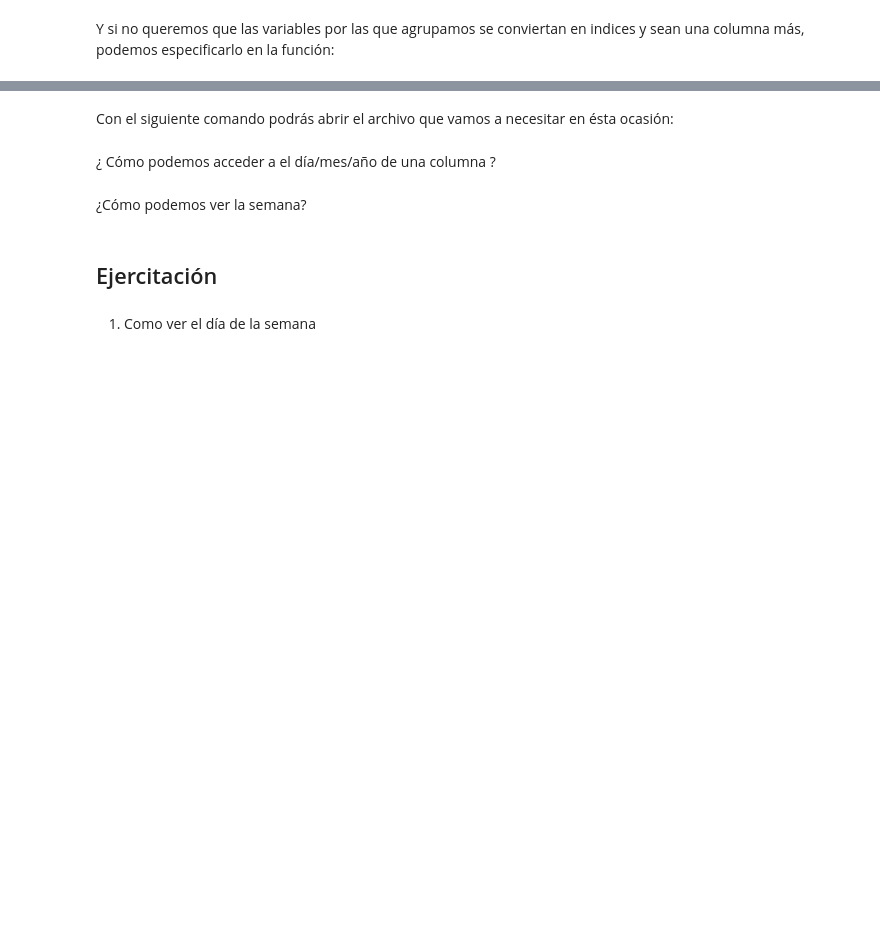
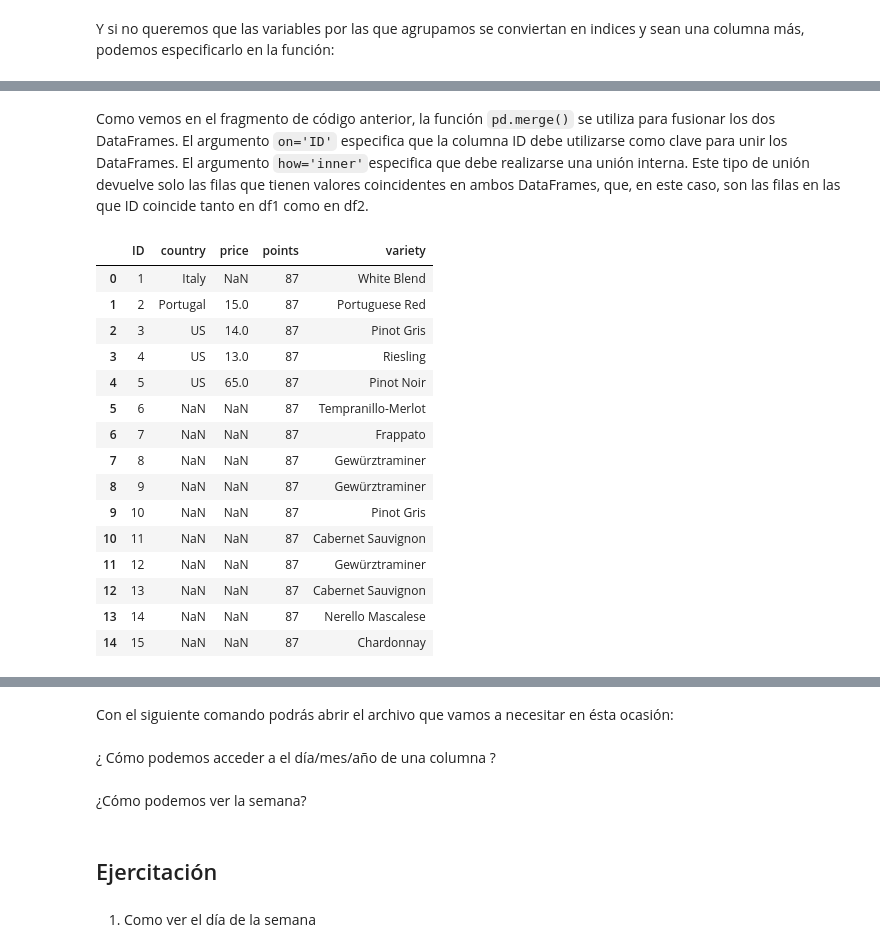
Before and after one commit to acanavire/CD_IA_test, a Jupyter notebook: Notebooks/2_Análisis_Exploratorio_de_Datos.ipynb, the cells around one changed output, grey strips where cells are left out. Drawn from its saved outputs; the diff is of its cells as text; code cells hidden in the pictures; blank space fills up the shorter version.

```diff
--- a/Notebooks/2_Análisis_Exploratorio_de_Datos.ipynb
+++ b/Notebooks/2_Análisis_Exploratorio_de_Datos.ipynb
@@ -630,8 +1033,6 @@ Para más información click en [Reseña de vino en Kaggle](https://www.kaggle.c
 # %%
 # Leer datos
-url = 'https://raw.githubusercontent.com/acanavire/Intro_CDIA/main/Data/winemag-data-130k-v2.csv'
-
-rev_vino_df = pd.read_csv(url, index_col='Unnamed: 0')
+rev_vino_df = pd.read_csv('winemag-data-130k-v2.csv', index_col='Unnamed: 0')
 # %% [markdown]
 Para comprobar los datos después de leerlos. Se puede utilizar `head` que muestra de forma predeterminada las primeras 5 filas o `tail` que muestras las últimas 5 filas.
 # %%
@@ -982,0 +2005,17 @@ Podemos ver en la documentación de Pandas, que está lleno de atributos y funci
+# %%
+
+import numpy as np
+np.random.seed(1)
+
+# Crear ID en orden
+ids = np.arange(1,rev_vino_df.shape[0]+1)
+
+# Crear DF
+rev_vino_df['ID'] = ids
+df1 = rev_vino_df[['ID','country','price']].head(5)
+# Mostrar
+display('DF1',df1)
+print("--------------------------------")
+df2 = rev_vino_df[['ID','points','variety']].head(15)
+# Mostrar
+display('DF2',df2)
@@ -982,0 +2058,22 @@ Podemos ver en la documentación de Pandas, que está lleno de atributos y funci
+# %% [markdown]
+Como vemos en el fragmento de código anterior, la función `pd.merge()` se utiliza para fusionar los dos DataFrames. El argumento `on='ID'` especifica que la columna ID debe utilizarse como clave para unir los DataFrames. El argumento `how='inner'`especifica que debe realizarse una unión interna. Este tipo de unión devuelve solo las filas que tienen valores coincidentes en ambos DataFrames, que, en este caso, son las filas en las que ID coincide tanto en df1 como en df2.
+# %%
+datos_outer_df = pd.merge(df1, df2, on='ID', how='outer')
+datos_outer_df
+# %% [output]
+|  | ID | country | price | points | variety |
+| 0 | 1 | Italy | NaN | 87 | White Blend |
+| 1 | 2 | Portugal | 15.0 | 87 | Portuguese Red |
+| 2 | 3 | US | 14.0 | 87 | Pinot Gris |
+| 3 | 4 | US | 13.0 | 87 | Riesling |
+| 4 | 5 | US | 65.0 | 87 | Pinot Noir |
+| 5 | 6 | NaN | NaN | 87 | Tempranillo-Merlot |
+| 6 | 7 | NaN | NaN | 87 | Frappato |
+| 7 | 8 | NaN | NaN | 87 | Gewürztraminer |
+| 8 | 9 | NaN | NaN | 87 | Gewürztraminer |
+| 9 | 10 | NaN | NaN | 87 | Pinot Gris |
+| 10 | 11 | NaN | NaN | 87 | Cabernet Sauvignon |
+| 11 | 12 | NaN | NaN | 87 | Gewürztraminer |
+| 12 | 13 | NaN | NaN | 87 | Cabernet Sauvignon |
+| 13 | 14 | NaN | NaN | 87 | Nerello Mascalese |
+| 14 | 15 | NaN | NaN | 87 | Chardonnay |
```
Also changed, not shown: parts of 276 cells of this notebook.
